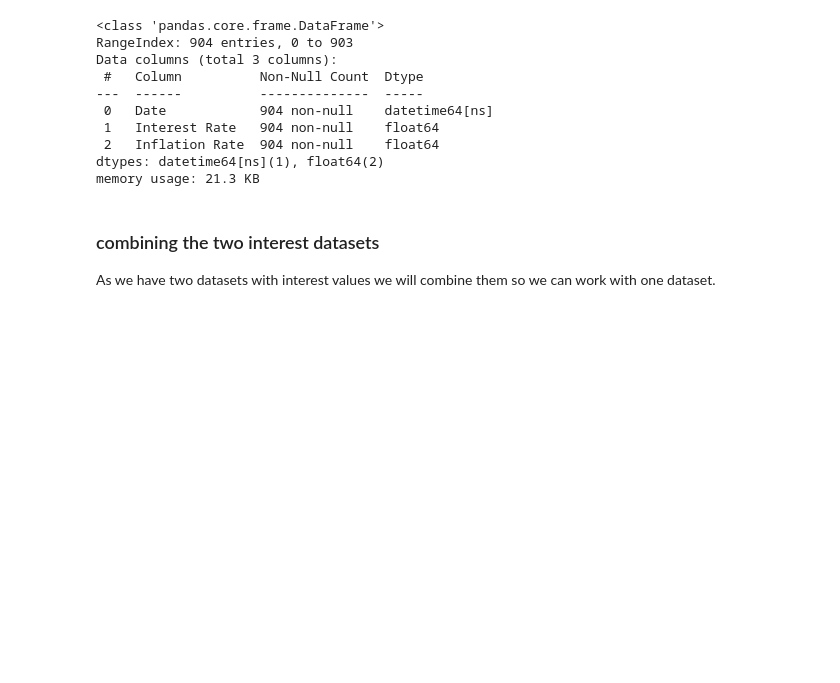
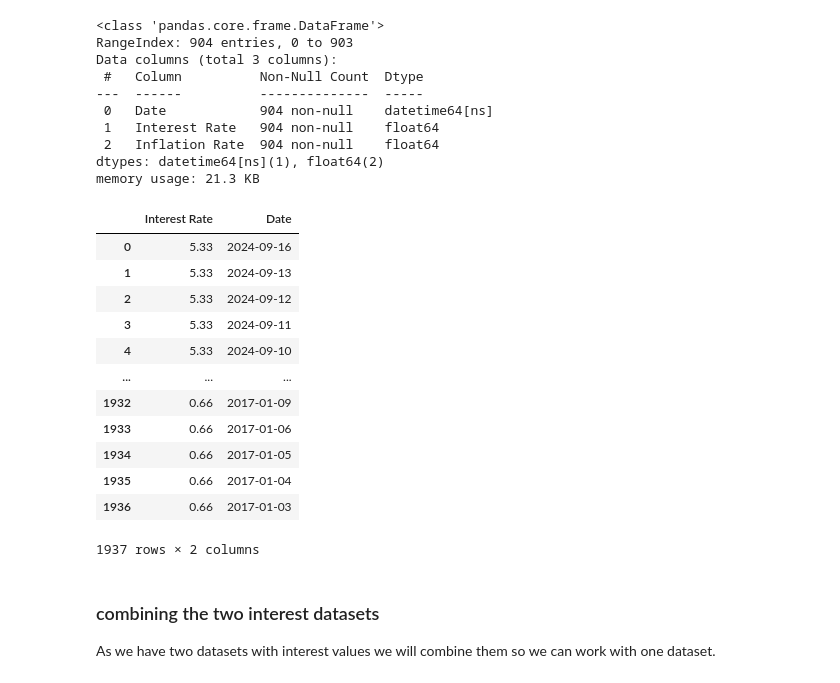
Before and after one commit to badranyoussef/bi-exam-project-stock, a Jupyter notebook: notebooks/ExamProject.ipynb, the cells around one changed output. Cells and saved outputs as stored; diff of their text form; code cells hidden in the pictures; blank space fills up the shorter version.

```diff
--- a/notebooks/ExamProject.ipynb
+++ b/notebooks/ExamProject.ipynb
@@ -30,7 +30,7 @@ from pandas_datareader import data as pdr
 df_sp500 = pd.read_csv('/Users/youssefbadran/Documents/datamatiker/4. semester/BI/sp500_data.csv')
 df_gold = pd.read_csv('/Users/youssefbadran/Documents/GitHub/bi-exam-project-stock/datasets/cleaned_gold_data.csv')
 df_interest_inflation = pd.read_csv('https://raw.githubusercontent.com/badranyoussef/bi-exam-project-stock/main/datasets/fed_interest_rate_inflation.csv')
-#df_interest_2017_to_now = pd.read_excel('/Users/youssefbadran/Documents/GitHub/bi-exam-project-stock/datasets/interest_rate_2017_now_cleaned.xlsx')
+df_interest_2017_to_now = pd.read_excel('/Users/youssefbadran/Documents/GitHub/bi-exam-project-stock/datasets/interest_rate_2017_now_cleaned.xlsx')
 russell2000_df = pd.read_csv('/Users/youssefbadran/Documents/GitHub/bi-exam-project-stock/datasets/russell_2000.csv')
 oil_df = pd.read_csv('/Users/youssefbadran/Documents/GitHub/bi-exam-project-stock/datasets/BrentOilPrices.csv')
 cpi = pd.read_csv('/Users/youssefbadran/Documents/GitHub/bi-exam-project-stock/datasets/cpi_data.csv')
@@ -152,16 +162,30 @@ dtypes: datetime64[ns](1), float64(2)
 memory usage: 21.3 KB
 # %%
 # removing all columns unless date and
-#df_interest_2017_to_now1 = df_interest_2017_to_now.filter(items=['Effective Date', 'Rate (%)'])
+df_interest_2017_to_now1 = df_interest_2017_to_now.filter(items=['Effective Date', 'Rate (%)'])
 
 # Convert the current column with date to a column with datetime data type and drop the 'Effective Date'
-#df_interest_2017_to_now1['Date'] = pd.to_datetime(df_interest_2017_to_now1['Effective Date'])
-#df_interest_2017_to_now1 = df_interest_2017_to_now1.drop(columns=['Effective Date'])
+df_interest_2017_to_now1['Date'] = pd.to_datetime(df_interest_2017_to_now1['Effective Date'])
+df_interest_2017_to_now1 = df_interest_2017_to_now1.drop(columns=['Effective Date'])
 
 # renaming column
-#df_interest_2017_to_now1.rename(columns={'Rate (%)':'Interest Rate'}, inplace=True)
+df_interest_2017_to_now1.rename(columns={'Rate (%)':'Interest Rate'}, inplace=True)
 
-#df_interest_2017_to_now1
+df_interest_2017_to_now1
+# %% [output]
+|  | Interest Rate | Date |
+| 0 | 5.33 | 2024-09-16 |
+| 1 | 5.33 | 2024-09-13 |
+| 2 | 5.33 | 2024-09-12 |
+| 3 | 5.33 | 2024-09-11 |
+| 4 | 5.33 | 2024-09-10 |
+| ... | ... | ... |
+| 1932 | 0.66 | 2017-01-09 |
+| 1933 | 0.66 | 2017-01-06 |
+| 1934 | 0.66 | 2017-01-05 |
+| 1935 | 0.66 | 2017-01-04 |
+| 1936 | 0.66 | 2017-01-03 |
+1937 rows × 2 columns
 # %% [markdown]
 ### combining the two interest datasets
 As we have two datasets with interest values we will combine them so we can work with one dataset.
```
Also changed, not shown: parts of 17 cells of this notebook, 4 other files.
